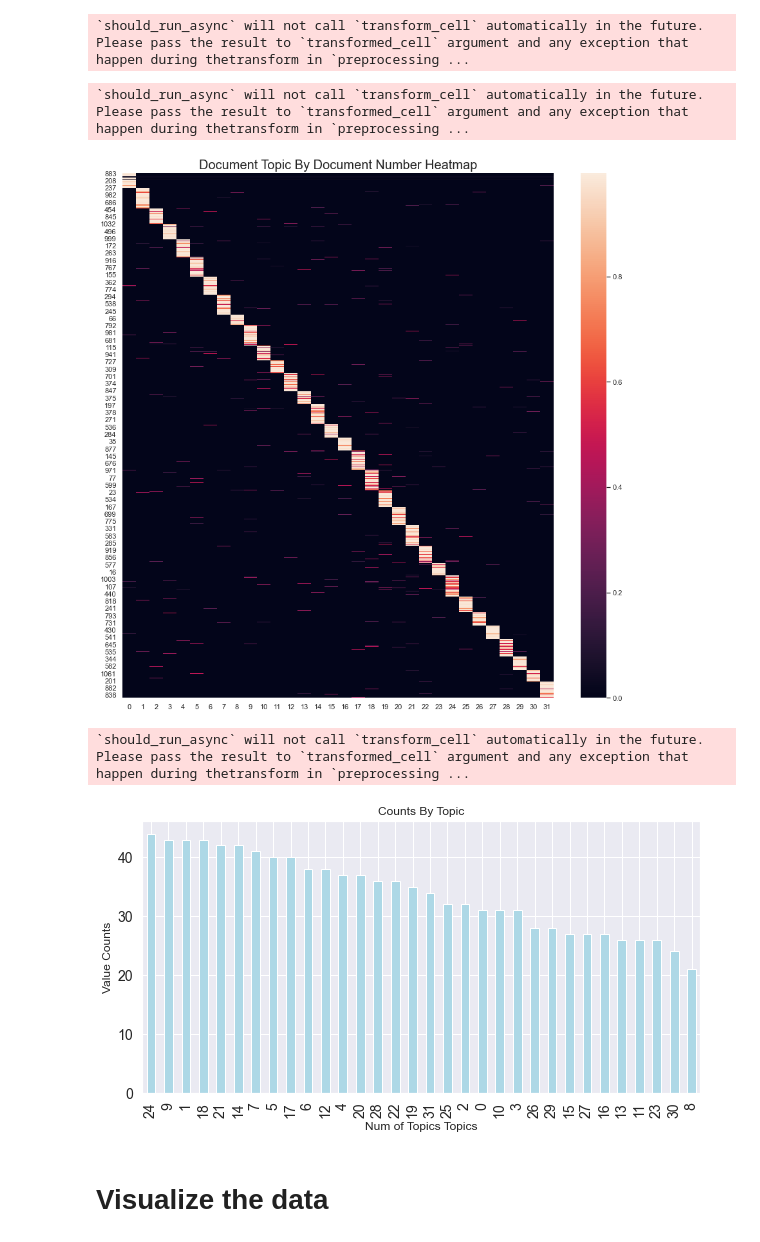
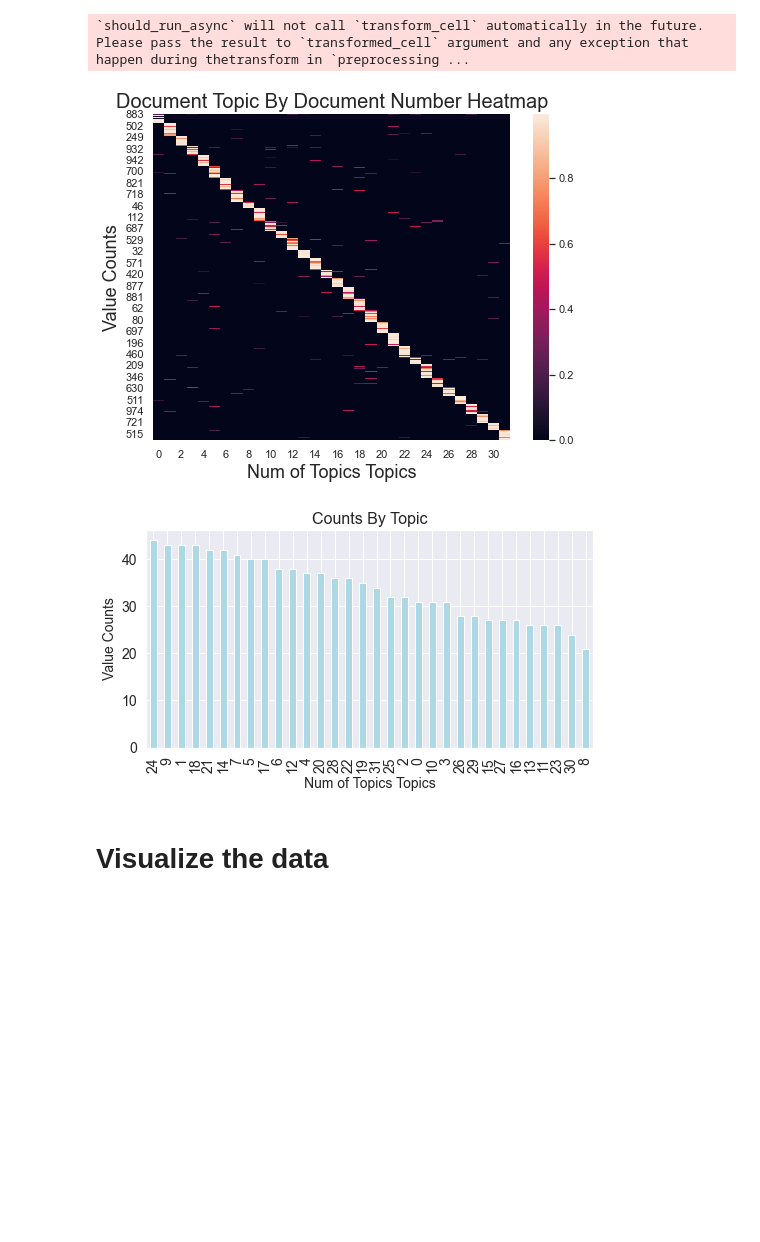
Before and after one commit to Delamater/MachineLearning, a Jupyter notebook: GeneralAssembly/CapstoneProject/SageCityForums/Final/Docs/SageForumsAnalysis.ipynb, the cells around one changed output. Saved outputs shown, nothing was run; the diff lists cells and outputs as text; code cells hidden in the pictures; blank space fills up the shorter version.

Commit message:
Visualization progress check

```diff
--- a/GeneralAssembly/CapstoneProject/SageCityForums/Final/Docs/SageForumsAnalysis.ipynb
+++ b/GeneralAssembly/CapstoneProject/SageCityForums/Final/Docs/SageForumsAnalysis.ipynb
@@ -1167,22 +1167,23 @@ dfLDA.head(5)
 `should_run_async` will not call `transform_cell` automatically in the future. Please pass the result to `transformed_cell` argument and any exception that happen during thetransform in `preprocessing ...
 # %%
 %matplotlib inline
-import seaborn as sns; sns.set(rc={'figure.figsize':(15,15)})
-sns.heatmap(document_topic.loc[document_topic.idxmax(axis=1).sort_values().index])
+import seaborn as sns; sns.set(rc={'figure.figsize':(8,6)})
+ax = sns.heatmap(document_topic.loc[document_topic.idxmax(axis=1).sort_values().index])
+ax.set_xlabel("Num of Topics Topics", size=18)
+ax.set_ylabel("Value Counts", size=18)
 plt.title('Document Topic By Document Number Heatmap', fontsize=20)
 plt.savefig('heatmap.png', bbox_inches='tight')
 # %% [output]
-`should_run_async` will not call `transform_cell` automatically in the future. Please pass the result to `transformed_cell` argument and any exception that happen during thetransform in `preprocessing ...
-[figure, old version]
+[figure, new version]
 # %%
-sns.set(rc={'figure.figsize':(10,5)})
-ax = document_topic.idxmax(axis=1).value_counts().plot.bar(color='lightblue', title='Counts By Topic', fontsize=14)
-ax.set_xlabel("Num of Topics Topics")
-ax.set_ylabel("Value Counts")
+sns.set(rc={'figure.figsize':(8,4)})
+ax = document_topic.idxmax(axis=1).value_counts().plot.bar(color='lightblue', fontsize=14)
+ax.set_xlabel("Num of Topics Topics", size=14)
+ax.set_ylabel("Value Counts", size=14)
+ax.set_title( "Counts By Topic" , size = 16 )
 ax.figure.savefig('TopicValueCounts.png')
 # %% [output]
-`should_run_async` will not call `transform_cell` automatically in the future. Please pass the result to `transformed_cell` argument and any exception that happen during thetransform in `preprocessing ...
-[figure, old version]
+[figure, new version]
 # %% [markdown]
 # Visualize the data
 # %%
```
Also changed, not shown: parts of 2 cells of this notebook, 5 other files.
